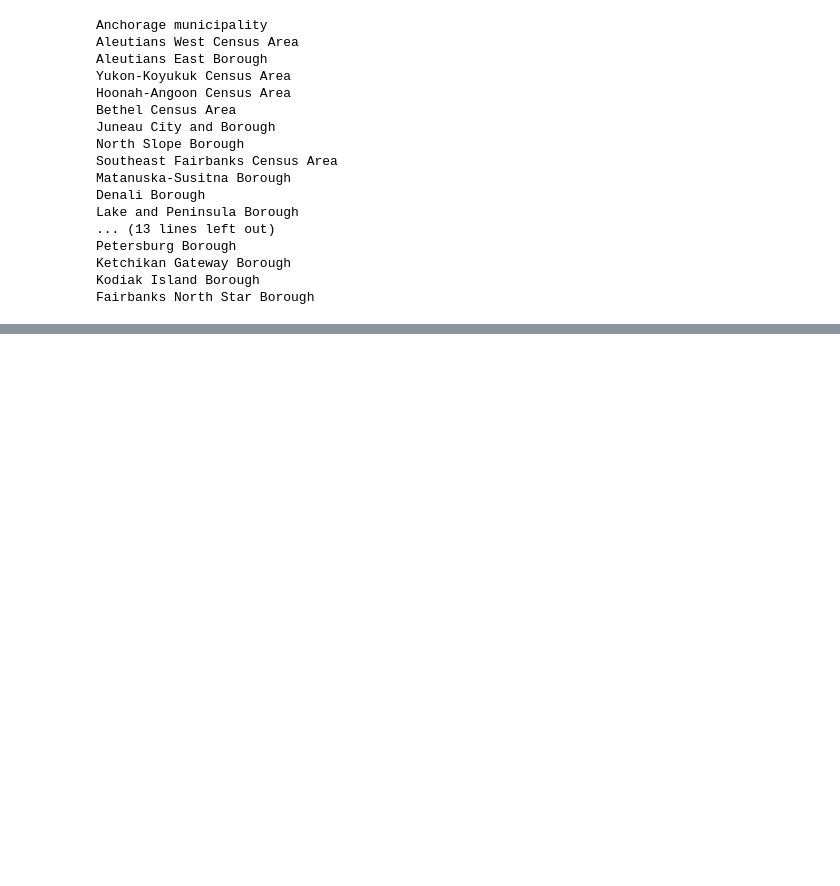
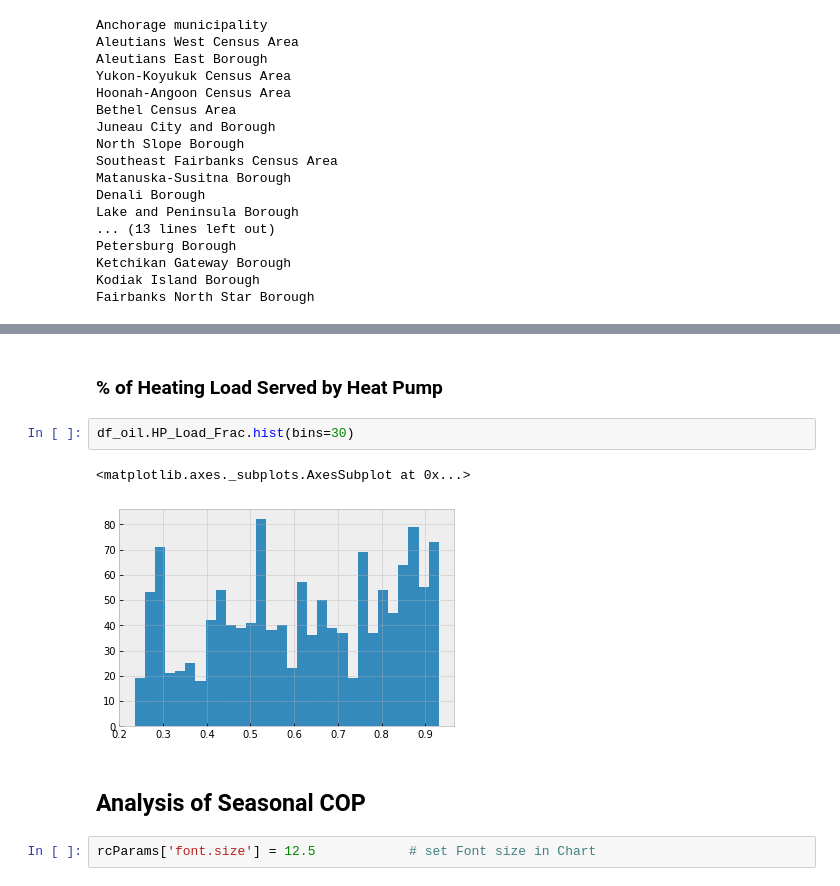
Before and after one commit to alanmitchell/heat-pump-study, a Jupyter notebook: general/city_model_runs.ipynb, the cells around one changed output, grey strips where cells are left out. Saved outputs shown, nothing was run; the diff lists cells and outputs as text; blank space fills up the shorter version.

```diff
--- a/general/city_model_runs.ipynb
+++ b/general/city_model_runs.ipynb
@@ -680,0 +770,11 @@ Fairbanks North Star Borough
+# %% [markdown]
+### % of Heating Load Served by Heat Pump
+# %%
+df_oil.HP_Load_Frac.hist(bins=30)
+# %% [output]
+<matplotlib.axes._subplots.AxesSubplot at 0x...>
+[figure, added]
+# %% [markdown]
+## Analysis of Seasonal COP
+# %%
+rcParams['font.size'] = 12.5            # set Font size in Chart
```
Also changed, not shown: parts of 24 cells of this notebook, 3 other files.
